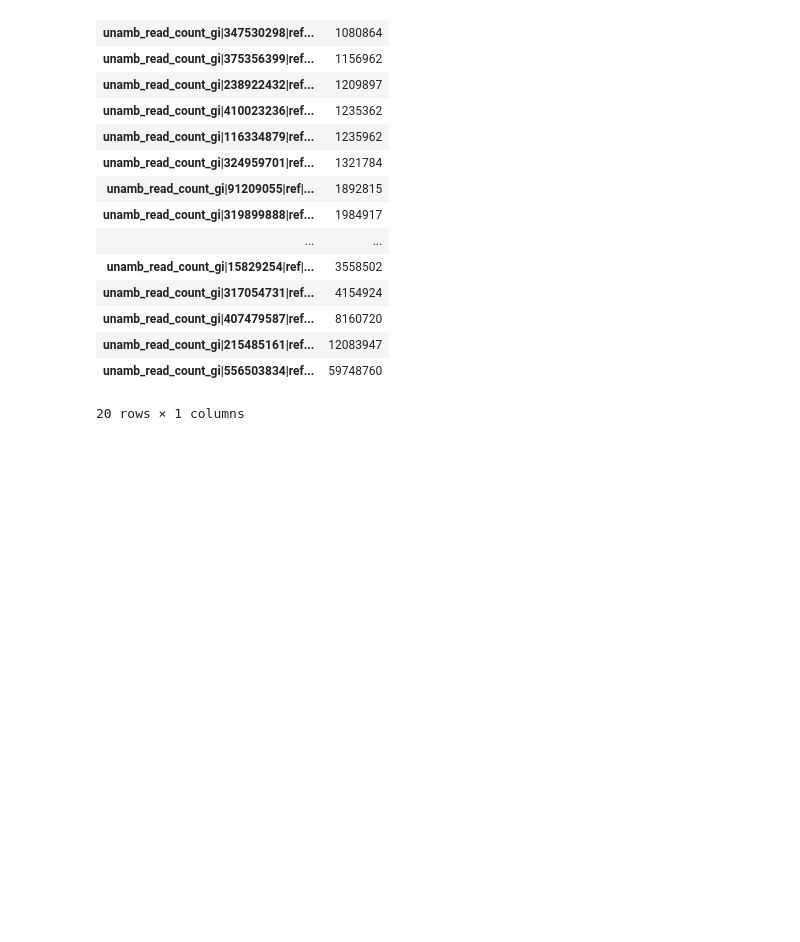
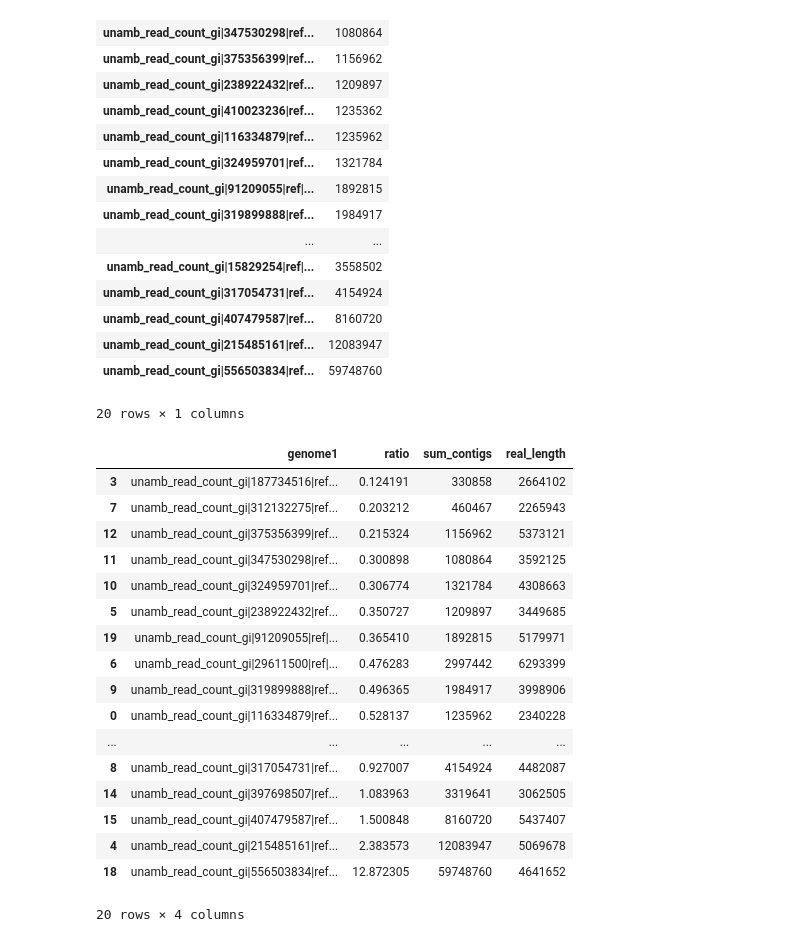
Before and after one commit to inodb/notebooks, a Jupyter notebook: concoct/metagenome-coverage-mocks.ipynb, the cells around one changed output. Saved outputs shown, nothing was run; the diff lists cells and outputs as text; code cells hidden in the pictures; blank space fills up the shorter version.

Commit message:
show ratio genomes Mock1

```diff
--- a/concoct/metagenome-coverage-mocks.ipynb
+++ b/concoct/metagenome-coverage-mocks.ipynb
@@ -359,3 +359,32 @@ b.groupby("genome").sum().sort("length")
 | unamb_read_count_gi|215485161|ref... | 12083947 |
 | unamb_read_count_gi|556503834|ref... | 59748760 |
 20 rows × 1 columns
+# %%
+bb = b.groupby("genome").sum().sort()
+bb.reset_index(inplace=True)
+bb.sort("genome")
+c = pd.concat([bb.sort("genome"), mgcov1.ix[0:19, 0:2]], axis=1)
+c
+c.columns = ["genome1", "sum_contigs", "genome2", "real_length"]
+c["ratio"] = c.sum_contigs.div(c.real_length)
+c[["genome1","ratio","sum_contigs","real_length"]].sort("ratio")
+#c.sort("sum_contigs")
+# %% [output]
+|  | genome1 | ratio | sum_contigs | real_length |
+| 3 | unamb_read_count_gi|187734516|ref... | 0.124191 | 330858 | 2664102 |
+| 7 | unamb_read_count_gi|312132275|ref... | 0.203212 | 460467 | 2265943 |
+| 12 | unamb_read_count_gi|375356399|ref... | 0.215324 | 1156962 | 5373121 |
+| 11 | unamb_read_count_gi|347530298|ref... | 0.300898 | 1080864 | 3592125 |
+| 10 | unamb_read_count_gi|324959701|ref... | 0.306774 | 1321784 | 4308663 |
+| 5 | unamb_read_count_gi|238922432|ref... | 0.350727 | 1209897 | 3449685 |
+| 19 | unamb_read_count_gi|91209055|ref|... | 0.365410 | 1892815 | 5179971 |
+| 6 | unamb_read_count_gi|29611500|ref|... | 0.476283 | 2997442 | 6293399 |
+| 9 | unamb_read_count_gi|319899888|ref... | 0.496365 | 1984917 | 3998906 |
+| 0 | unamb_read_count_gi|116334879|ref... | 0.528137 | 1235962 | 2340228 |
+| ... | ... | ... | ... | ... |
+| 8 | unamb_read_count_gi|317054731|ref... | 0.927007 | 4154924 | 4482087 |
+| 14 | unamb_read_count_gi|397698507|ref... | 1.083963 | 3319641 | 3062505 |
+| 15 | unamb_read_count_gi|407479587|ref... | 1.500848 | 8160720 | 5437407 |
+| 4 | unamb_read_count_gi|215485161|ref... | 2.383573 | 12083947 | 5069678 |
+| 18 | unamb_read_count_gi|556503834|ref... | 12.872305 | 59748760 | 4641652 |
+20 rows × 4 columns
```
Also changed, not shown: parts of 1 cell of this notebook.
